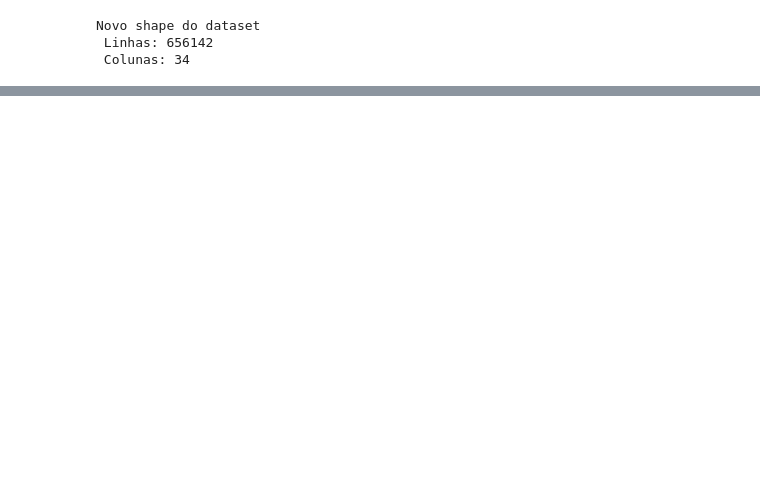
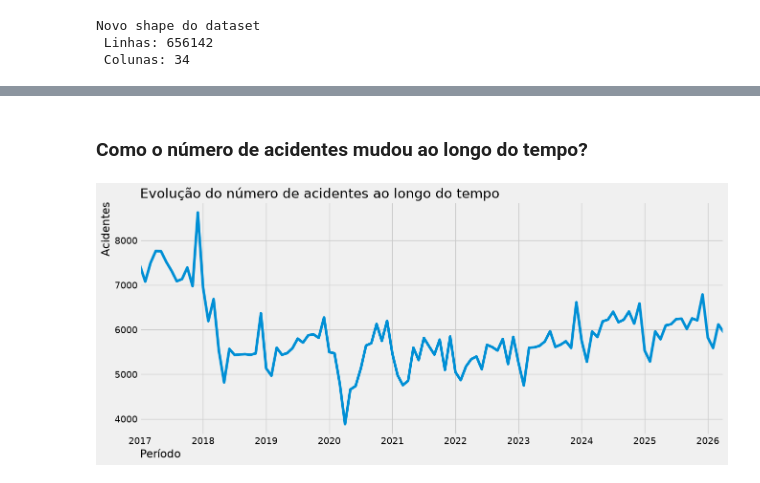
Before and after one commit to L-Carlos/mvp-machine-learning, a Jupyter notebook: mvp_ml_analytics_2026.ipynb, the cells around one changed output, grey strips where cells are left out. Drawn from its saved outputs; the diff is of its cells as text; code cells hidden in the pictures; blank space fills up the shorter version.

```diff
--- a/mvp_ml_analytics_2026.ipynb
+++ b/mvp_ml_analytics_2026.ipynb
@@ -597,0 +778,2 @@ Index(['id', 'data_inversa', 'dia_semana', 'horario', 'uf', 'br', 'km',
+# %%
+df = df.sort_values(by=["data_inversa", "horario"]).reset_index(drop=True)
@@ -597,0 +783,32 @@ Index(['id', 'data_inversa', 'dia_semana', 'horario', 'uf', 'br', 'km',
+# %%
+meses = {
+    1: "Jan",
+    2: "Fev",
+    3: "Mar",
+    4: "Abr",
+    5: "Mai",
+    6: "Jun",
+    7: "Jul",
+    8: "Ago",
+    9: "Set",
+    10: "Out",
+    11: "Nov",
+    12: "Dez",
+}
+
+dias = {
+    0: "Seg",
+    1: "Ter",
+    2: "Qua",
+    3: "Qui",
+    4: "Sex",
+    5: "Sáb",
+    6: "Dom",
+}
+
+df["mes_ano"] = df["data_inversa"].dt.to_period("M")
+df["mes"] = df["data_inversa"].dt.month
+df["nome_mes"] = df["data_inversa"].dt.month.map(meses)
+df["dia_semana"] = df["data_inversa"].dt.day_of_week
+df["nome_dia"] = df["data_inversa"].dt.day_of_week.map(dias)
+df["hora"] = df["horario"].dt.components["hours"]
@@ -597,0 +830,14 @@ Index(['id', 'data_inversa', 'dia_semana', 'horario', 'uf', 'br', 'km',
+# %% [markdown]
+### Como o número de acidentes mudou ao longo do tempo?
+# %%
+data = df.groupby("mes_ano").size()
+
+plotar_grafico(
+    data,
+    "line",
+    "Evolução do número de acidentes ao longo do tempo",
+    "Período",
+    "Acidentes",
+)
+# %% [output]
+[figure, added]
```
Also changed, not shown: parts of 56 cells of this notebook.
